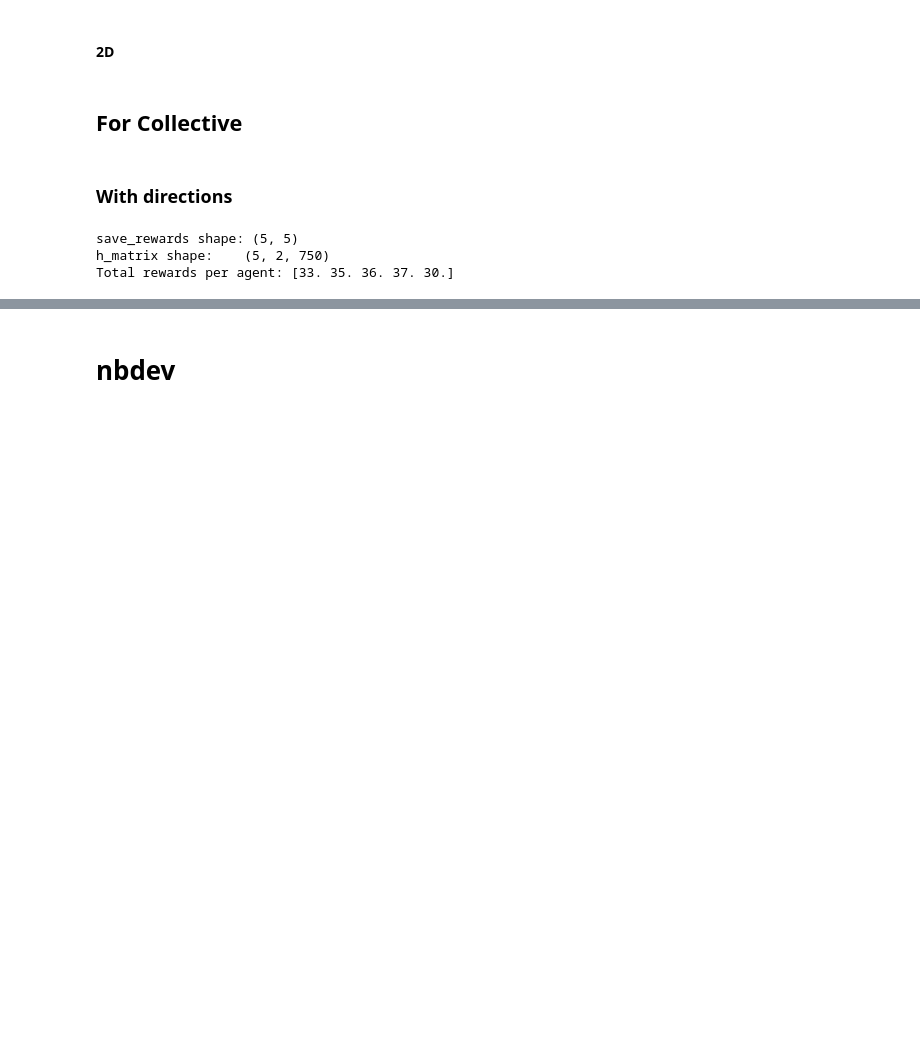
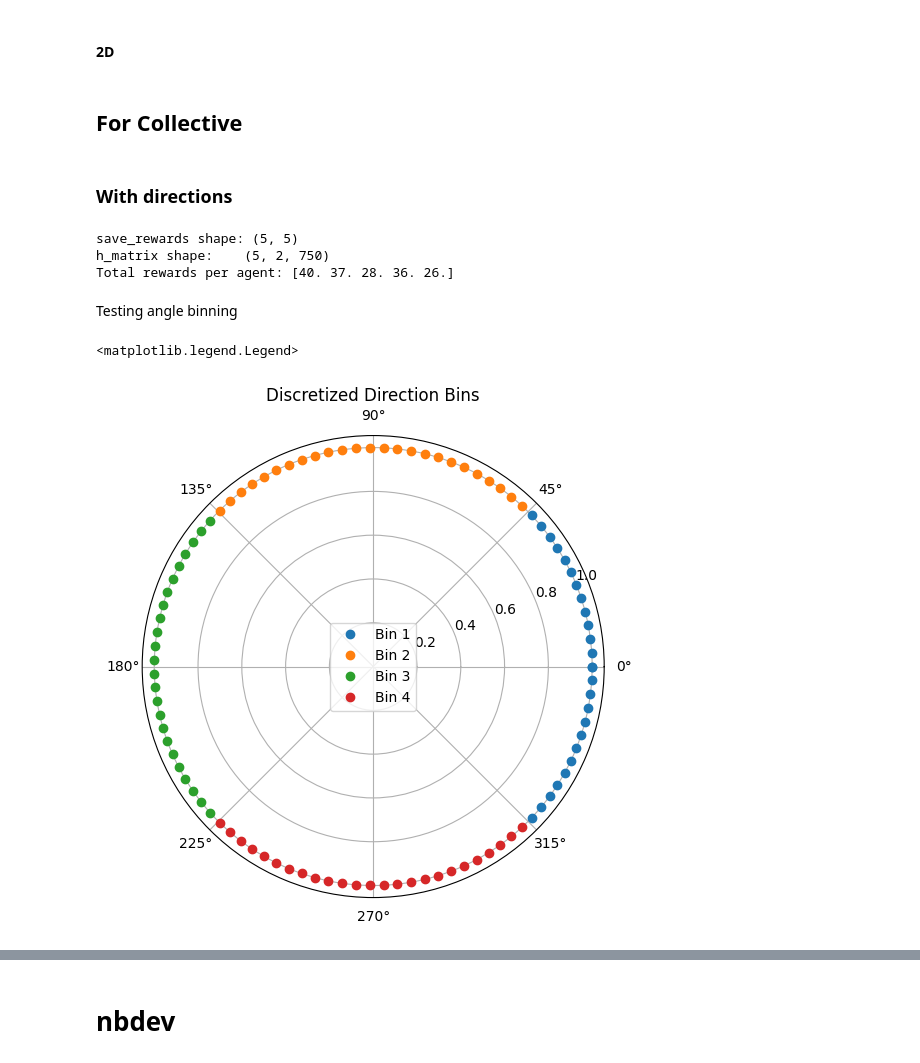
Before and after one commit to gorkamunoz/rl_opts, a Jupyter notebook: nbs/lib_nbs/12_agents_numba.ipynb, the cells around one changed output, grey strips where cells are left out. Cells and saved outputs as stored; diff of their text form; code cells hidden in the pictures; blank space fills up the shorter version.

```diff
--- a/nbs/lib_nbs/12_agents_numba.ipynb
+++ b/nbs/lib_nbs/12_agents_numba.ipynb
@@ -1702,7 +1702,7 @@ agents = Foragers_efficient(
 env = CollectiveDirectionsEnv(
     num_agents=num_agents, Nt=50, L=10.0, r=0.5,
     tau=5, agent_step=1,
-    visual_range=3.0, visual_angle=np.pi / 2,
+    visual_range=30, visual_angle=np.pi / 2,
     shared_depletion=True, tau_reward=1,
     upd_pos_method='LR', turn_angle=np.pi / 4,
 )
@@ -1723,4 +1723,26 @@ print("Total rewards per agent:", rews.sum(axis=1))
 # %% [output]
 save_rewards shape: (5, 5)
 h_matrix shape:    (5, 2, 750)
-Total rewards per agent: [33. 35. 36. 37. 30.]
+Total rewards per agent: [40. 37. 28. 36. 26.]
+# %% [markdown]
+Testing angle binning
+# %%
+#| eval: false
+num_vals_dir = 4
+angles = np.linspace(0, 2 * np.pi, 100)
+bin = []
+for angle in angles:
+    bin.append(int(np.floor(angle * num_vals_dir / (2.0 * np.pi) + 0.5)) % num_vals_dir)
+
+
+# Do a polar plot of the bins
+import matplotlib.pyplot as plt
+plt.figure(figsize=(6, 6))
+for i in range(num_vals_dir):
+    bin_angles = angles[np.array(bin) == i]
+    plt.polar(bin_angles, np.ones_like(bin_angles), 'o', label=f'Bin {i+1}')
+plt.title('Discretized Direction Bins')
+plt.legend()
+# %% [output]
+<matplotlib.legend.Legend>
+[figure, added]
```
Also changed, not shown: parts of 4 cells of this notebook, 1 other file.
